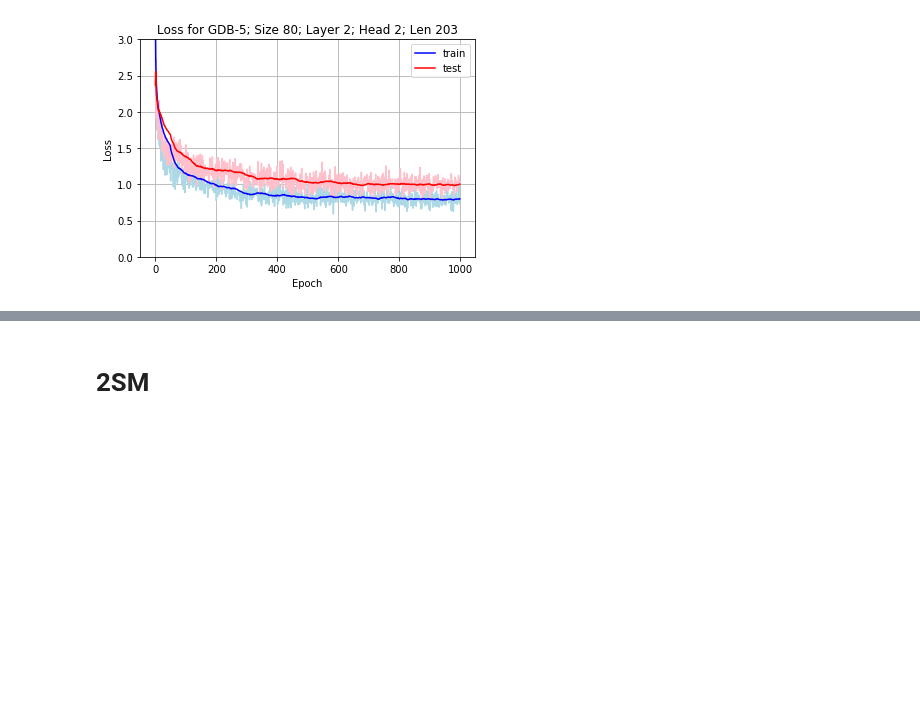
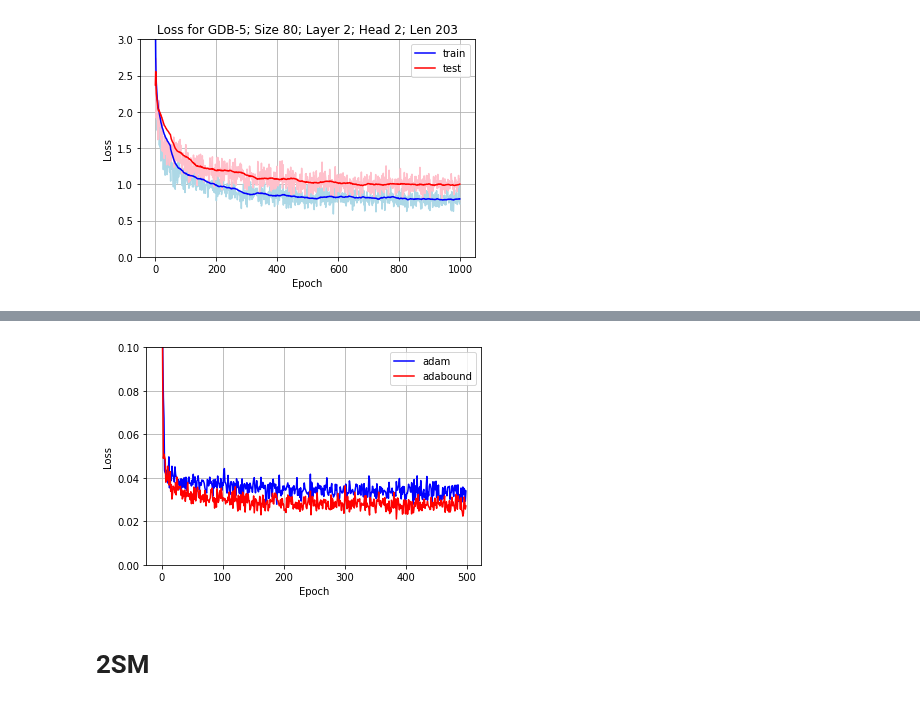
Before and after one commit to DSPsleeporg/smiles-transformer, a Jupyter notebook: smiles_transformer/Untitled.ipynb, the cells around one changed output, grey strips where cells are left out. Cells and saved outputs as stored; diff of their text form; code cells hidden in the pictures; blank space fills up the shorter version.

```diff
--- a/smiles_transformer/Untitled.ipynb
+++ b/smiles_transformer/Untitled.ipynb
@@ -39,3 +43,18 @@ plot('../result/log/MSM_GDB05_2.csv', 'Loss for GDB-5; Size 80; Layer 2; Head 2;
+# %%
+adam = pd.read_csv('../result/log/MSM_GDB05_2.csv')['test_loss'].values[:500]
+adabound = pd.read_csv('../result/log/MSM_GDB05_adabound.csv')['test_loss'].values[:500]
+plt.plot(adam, 'blue', label='adam')
+plt.plot(adabound, 'red', label='adabound')
+plt.legend(loc='upper right')
+plt.xlabel('Epoch')
+plt.ylabel('Loss')
+#plt.title(title)
+plt.ylim([0, 0.1])
+
+plt.grid()
+plt.show()
+# %% [output]
+[figure, added]
 # %% [markdown]
 # 2SM
 # %%
```
Also changed, not shown: parts of 2 cells of this notebook, 1 other file.
